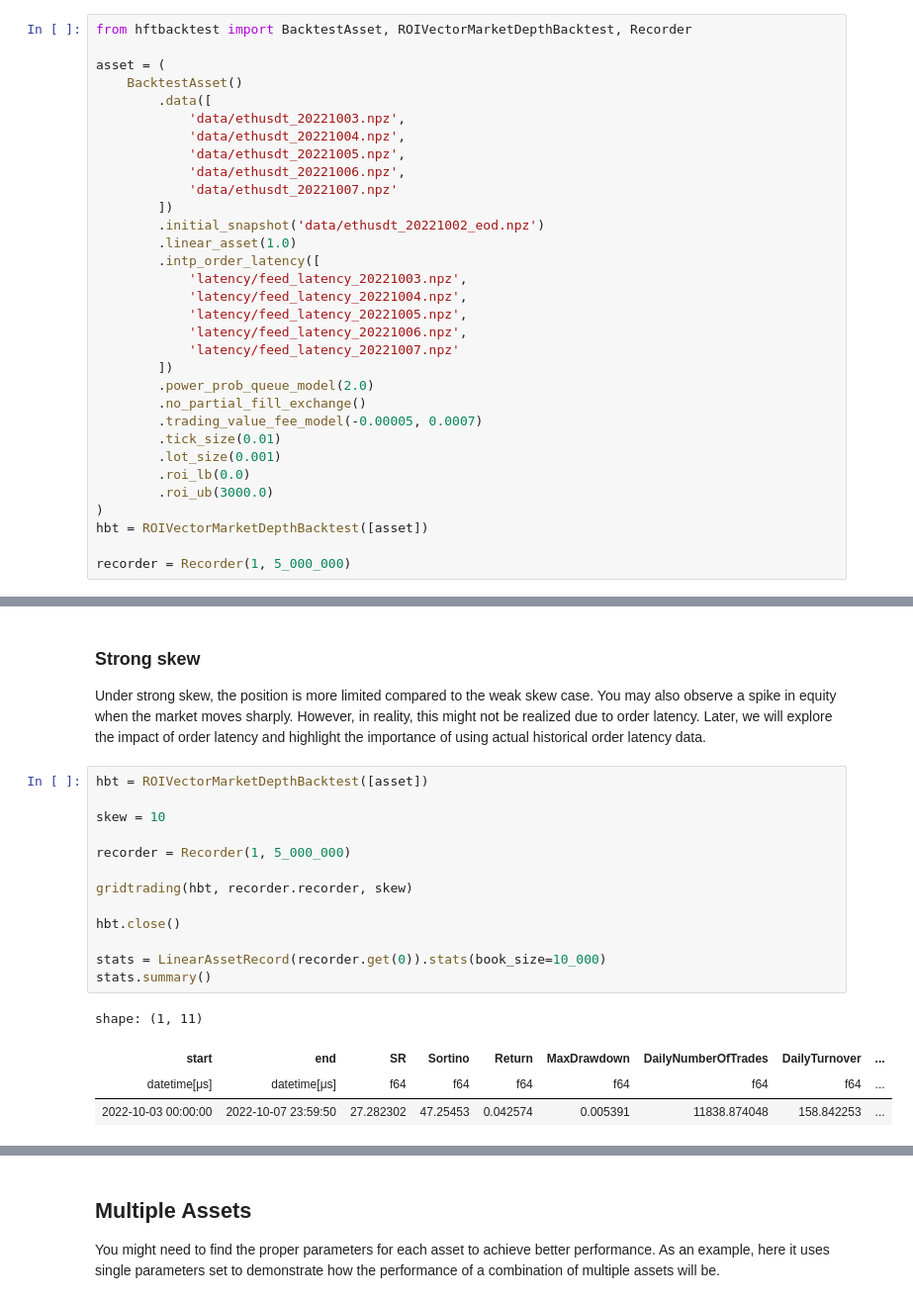
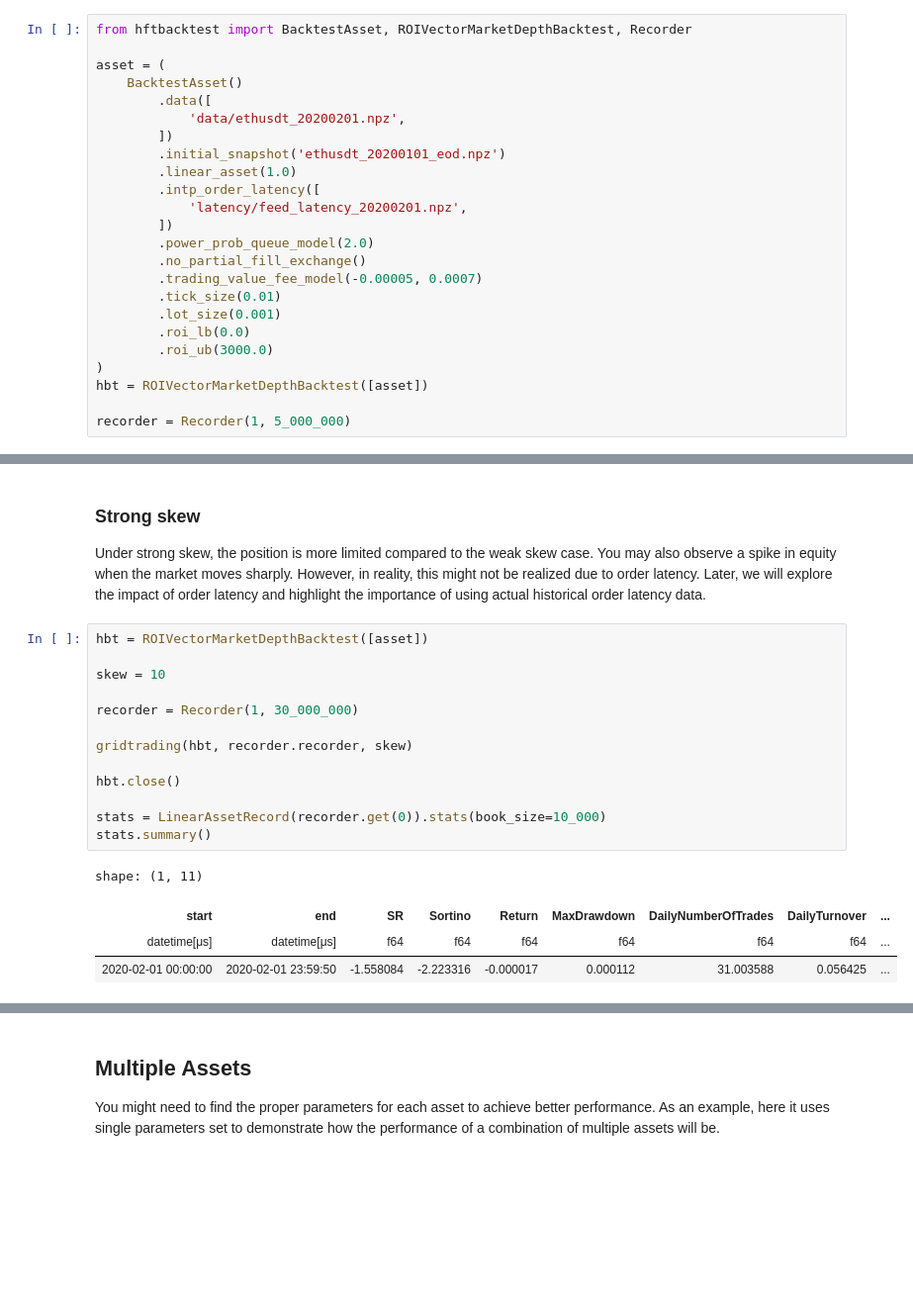
Before and after one commit to nkaz001/hftbacktest, a Jupyter notebook: examples/High-Frequency Grid Trading.ipynb, the cells around one changed output, grey strips where cells are left out. Shown at 99% size. Saved outputs shown, nothing was run; the diff lists cells and outputs as text; blank space fills up the shorter version.

```diff
--- a/examples/High-Frequency Grid Trading.ipynb
+++ b/examples/High-Frequency Grid Trading.ipynb
@@ -104,20 +104,12 @@ from hftbacktest import BacktestAsset, ROIVectorMarketDepthBacktest, Recorder
 asset = (
     BacktestAsset()
         .data([
-            'data/ethusdt_20221003.npz',
-            'data/ethusdt_20221004.npz',
-            'data/ethusdt_20221005.npz',
-            'data/ethusdt_20221006.npz',
-            'data/ethusdt_20221007.npz'
+            'data/ethusdt_20200201.npz',
         ])
-        .initial_snapshot('data/ethusdt_20221002_eod.npz')
+        .initial_snapshot('ethusdt_20200101_eod.npz')
         .linear_asset(1.0)
         .intp_order_latency([
-            'latency/feed_latency_20221003.npz',
-            'latency/feed_latency_20221004.npz',
-            'latency/feed_latency_20221005.npz',
-            'latency/feed_latency_20221006.npz',
-            'latency/feed_latency_20221007.npz'
+            'latency/feed_latency_20200201.npz',
         ])
         .power_prob_queue_model(2.0)
         .no_partial_fill_exchange()
@@ -275,21 +267,21 @@ Under strong skew, the position is more limited compared to the weak skew case.
 # %%
 hbt = ROIVectorMarketDepthBacktest([asset])
 
 skew = 10
 
-recorder = Recorder(1, 5_000_000)
+recorder = Recorder(1, 30_000_000)
 
 gridtrading(hbt, recorder.recorder, skew)
 
 hbt.close()
 
 stats = LinearAssetRecord(recorder.get(0)).stats(book_size=10_000)
 stats.summary()
 # %% [output]
 shape: (1, 11)
 | start | end | SR | Sortino | Return | MaxDrawdown | DailyNumberOfTrades | DailyTurnover | ... |
 | datetime[μs] | datetime[μs] | f64 | f64 | f64 | f64 | f64 | f64 | ... |
-| 2022-10-03 00:00:00 | 2022-10-07 23:59:50 | 27.282302 | 47.25453 | 0.042574 | 0.005391 | 11838.874048 | 158.842253 | ... |
+| 2020-02-01 00:00:00 | 2020-02-01 23:59:50 | -1.558084 | -2.223316 | -0.000017 | 0.000112 | 31.003588 | 0.056425 | ... |
 # %%
 stats.plot()
 # %% [output]
```
Also changed, not shown: parts of 10 cells of this notebook.
